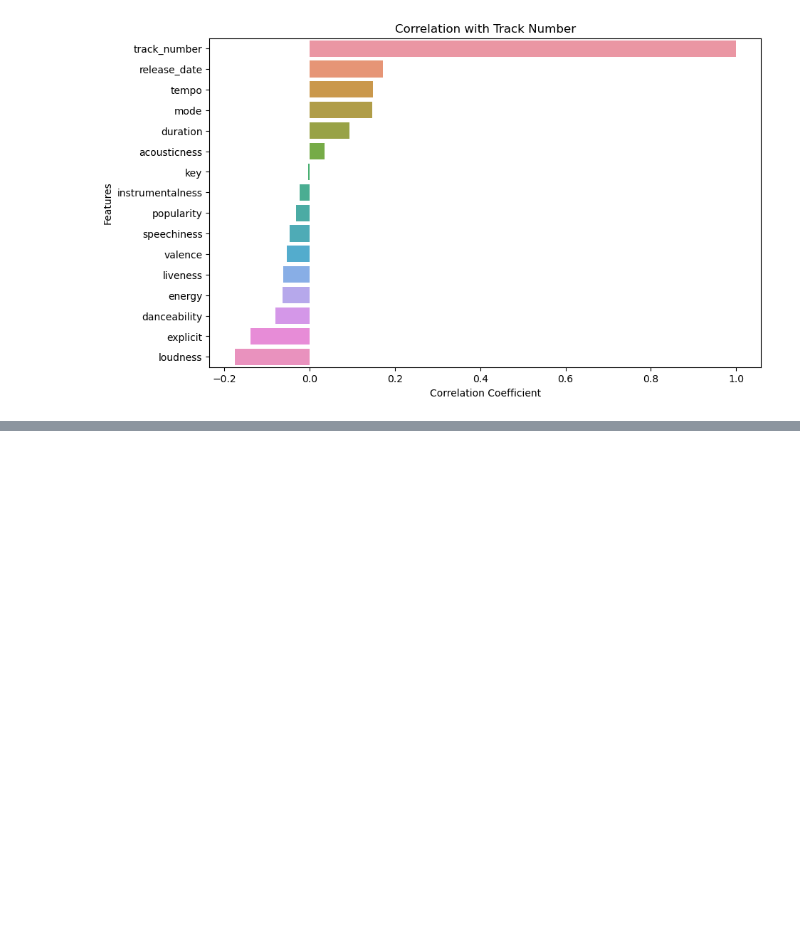
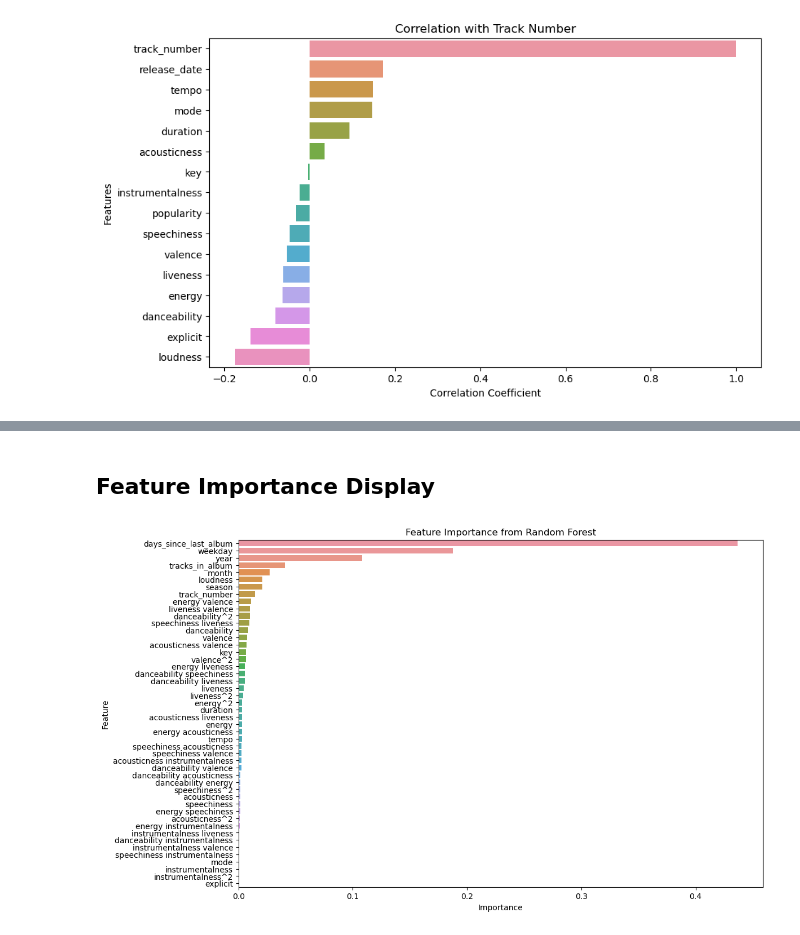
Before and after one commit to BILGI-IE-423/ie423-2024-termproject-the-machine-minds, a Jupyter notebook: Questions answer/Taylor Swift Analysis.ipynb, the cells around one changed output, grey strips where cells are left out. Drawn from its saved outputs; the diff is of its cells as text; code cells hidden in the pictures; blank space fills up the shorter version.

```diff
--- a/Questions answer/Taylor Swift Analysis.ipynb
+++ b/Questions answer/Taylor Swift Analysis.ipynb
@@ -10,3 +20,8 @@ seed = 42
+# %%
+# Constants
+target = 'popularity'
+seed = 24
+n_estimators = 100
 # %%
 # Load the datasets
 spotify_songs = pd.read_csv('data/spotify_songs.csv')
@@ -325,3 +237,5 @@ X = processed_data.drop(columns=[target])
+# %%
+X, y = preprocessData(merged_data, target)
 # %%
 print(f'The shape of features: {X.shape}')
 print(f'The shape of y: {y.shape}')
@@ -330,3 +244,5 @@ The shape of features: (246, 59)
 The shape of y: (246,)
+# %% [markdown]
+## Feature Importance Display
 # %%
 X_train, X_test, y_train, y_test = train_test_split(X, y, test_size=0.2, random_state=seed)
@@ -332,0 +256,20 @@ X_train, X_test, y_train, y_test = train_test_split(X, y, test_size=0.2, random_
+# %%
+rf = RandomForestRegressor(n_estimators=n_estimators, random_state=seed)
+# Train the model
+rf.fit(X_train, y_train)
+
+# Get feature importances
+importances = rf.feature_importances_
+feature_names = X.columns
+feature_importance_df = pd.DataFrame({'Feature': feature_names, 'Importance': importances})
+
+# Sort the feature importances in descending order
+feature_importance_df = feature_importance_df.sort_values(by='Importance', ascending=False)
+
+# Plot the feature importances
+plt.figure(figsize=(12, 8))
+sns.barplot(x='Importance', y='Feature', data=feature_importance_df)
+plt.title('Feature Importance from Random Forest')
+plt.show()
+# %% [output]
+[figure, added]
```
Also changed, not shown: parts of 38 cells of this notebook.
